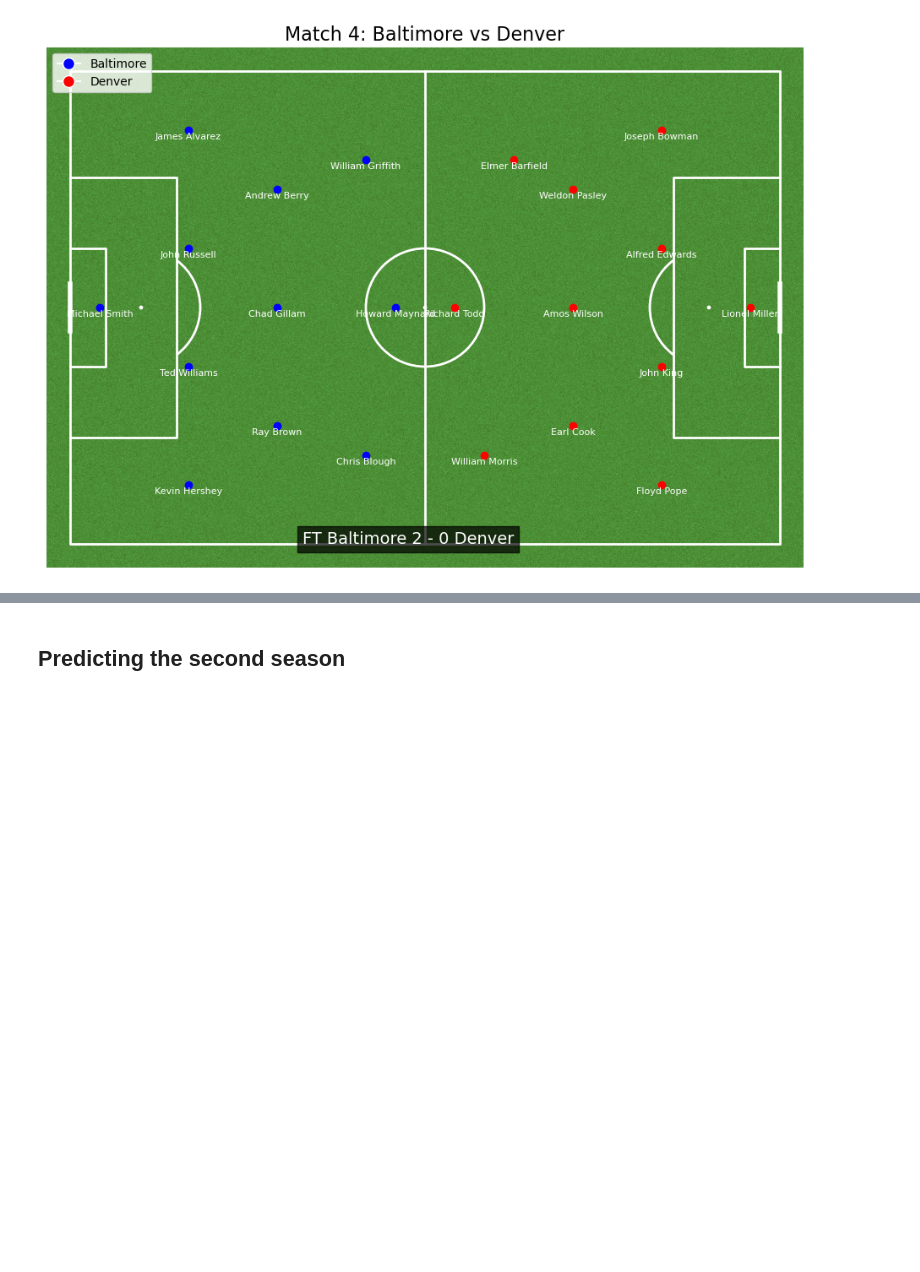
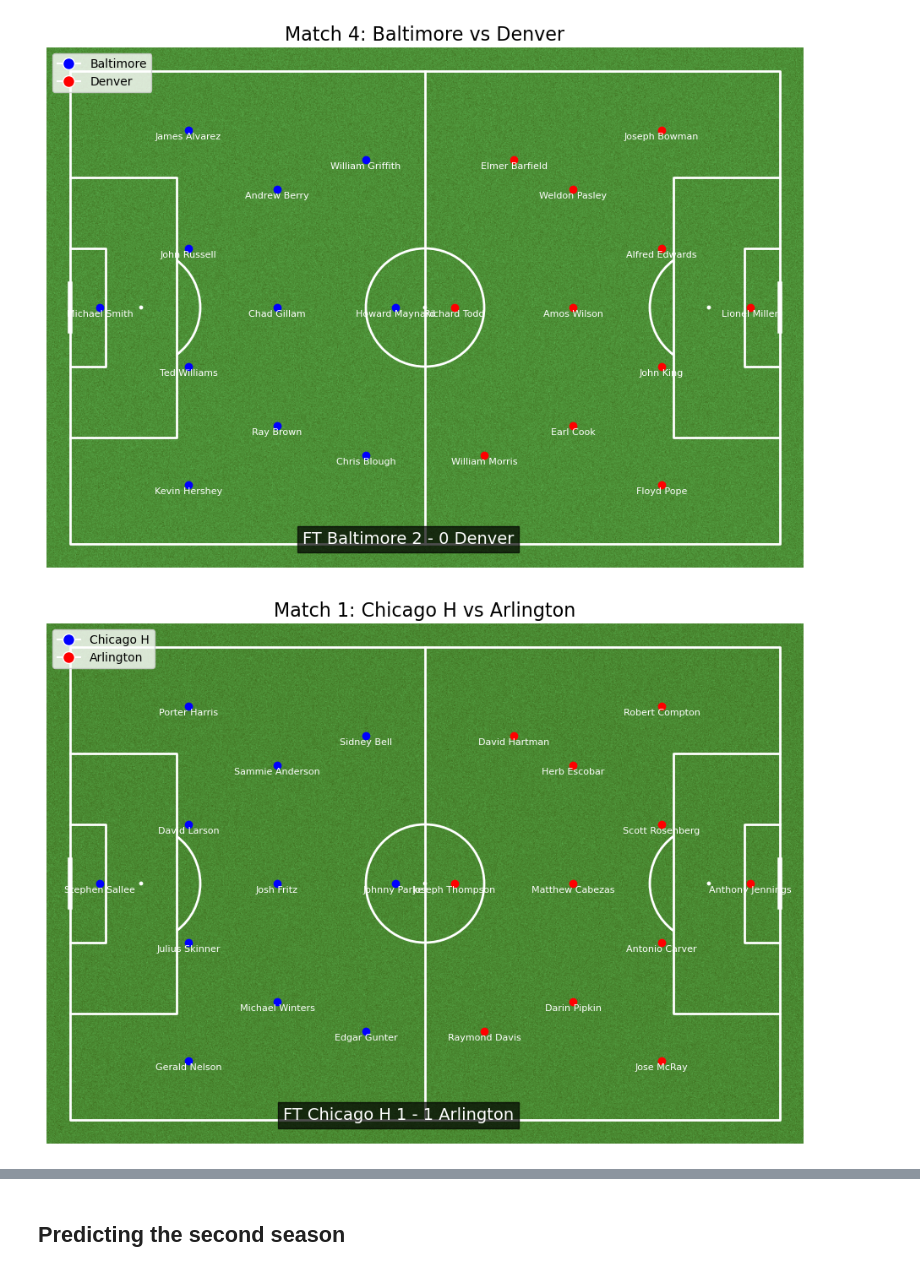
Before and after one commit to barath-2002/Pythia_sports, a Jupyter notebook: working.ipynb, the cells around one changed output, grey strips where cells are left out. Saved outputs shown, nothing was run; the diff lists cells and outputs as text; code cells hidden in the pictures; blank space fills up the shorter version.

```diff
--- a/working.ipynb
+++ b/working.ipynb
@@ -429,3 +429,7 @@ def visualize_full_court_with_scorecard(match_id, starting_eleven, players, team
 visualize_full_court_with_scorecard(4, starting_eleven, players, teams, results)
 # %% [output]
 [figure]
+# %%
+visualize_full_court_with_scorecard(1, starting_eleven, players, teams, results)
+# %% [output]
+[figure, added]
```
Also changed, not shown: parts of 2 cells of this notebook.
